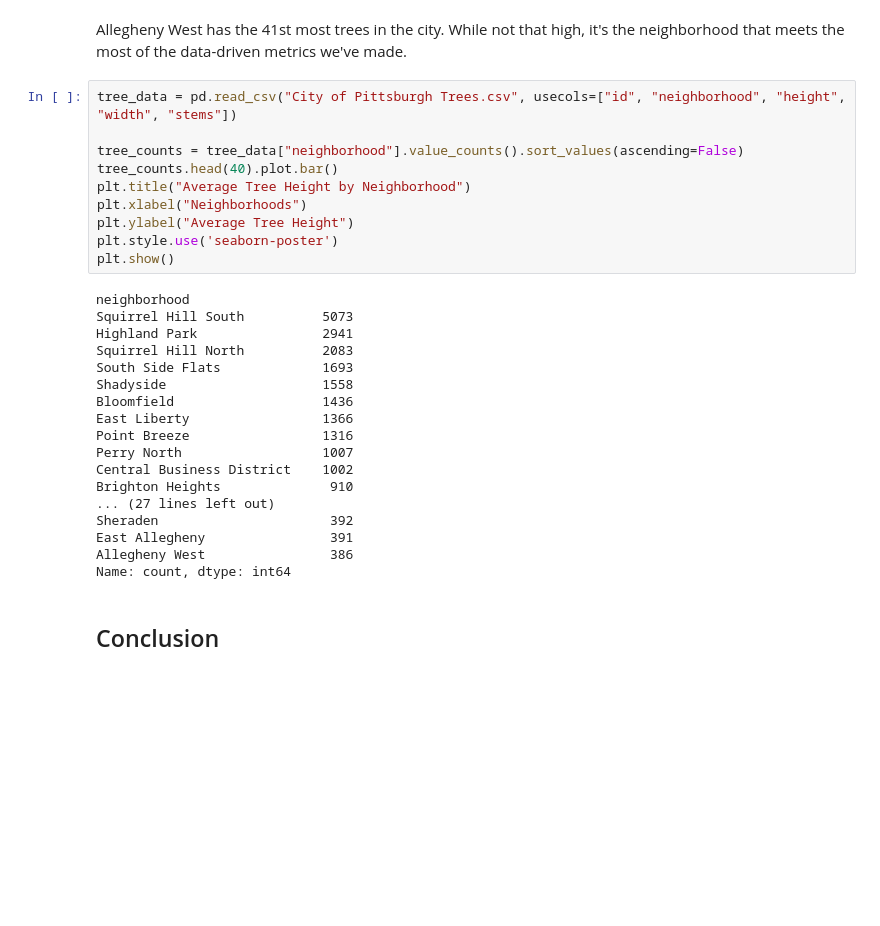
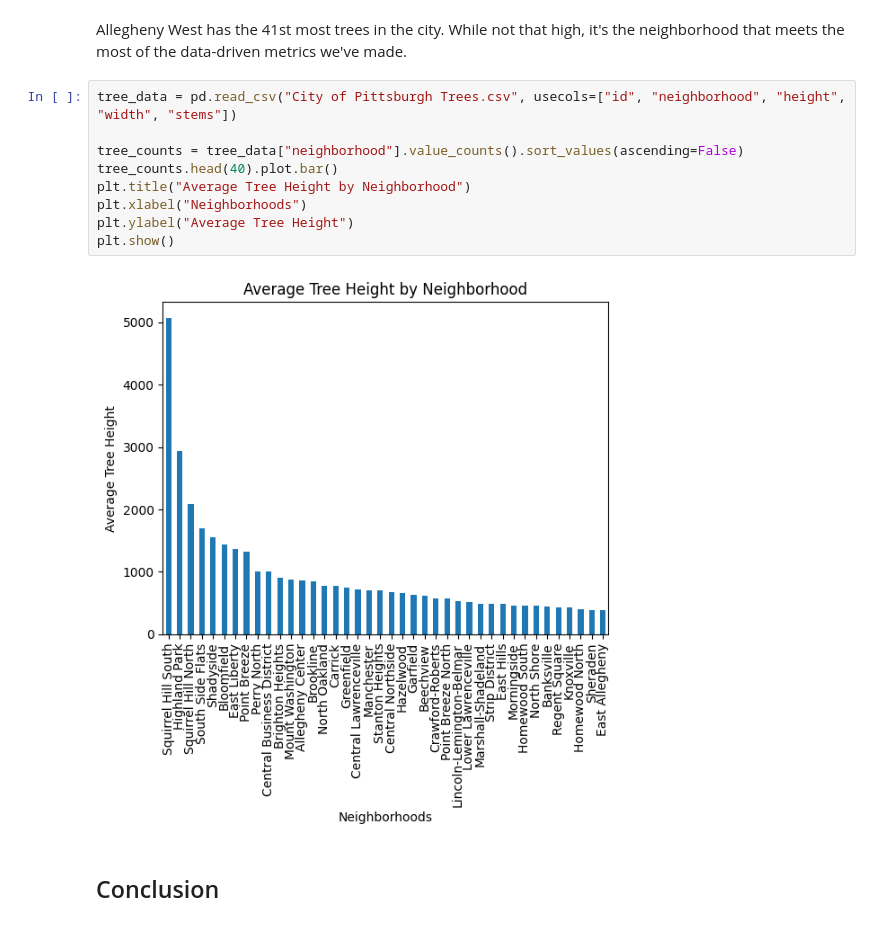
Before and after one commit to heatherguzik/-best-pittsburgh-neighborhood, a Jupyter notebook: MainNotebook.ipynb, the cells around one changed output. Drawn from its saved outputs; the diff is of its cells as text; blank space fills up the shorter version.

```diff
--- a/MainNotebook.ipynb
+++ b/MainNotebook.ipynb
@@ -76,31 +103,14 @@ Allegheny West has the 41st most trees in the city. While not that high, it's th
 # %%
 tree_data = pd.read_csv("City of Pittsburgh Trees.csv", usecols=["id", "neighborhood", "height", "width", "stems"])
 
 tree_counts = tree_data["neighborhood"].value_counts().sort_values(ascending=False)
 tree_counts.head(40).plot.bar()
 plt.title("Average Tree Height by Neighborhood")
 plt.xlabel("Neighborhoods")
 plt.ylabel("Average Tree Height")
-plt.style.use('seaborn-poster')
 plt.show()
 # %% [output]
-neighborhood
-Squirrel Hill South          5073
-Highland Park                2941
-Squirrel Hill North          2083
-South Side Flats             1693
-Shadyside                    1558
-Bloomfield                   1436
-East Liberty                 1366
-Point Breeze                 1316
-Perry North                  1007
-Central Business District    1002
-Brighton Heights              910
-... (27 lines left out)
-Sheraden                      392
-East Allegheny                391
-Allegheny West                386
-Name: count, dtype: int64
+[figure, added]
 # %% [markdown]
 ## Conclusion
 # %% [markdown]
```
Also changed, not shown: parts of 4 cells of this notebook, 1 other file.
